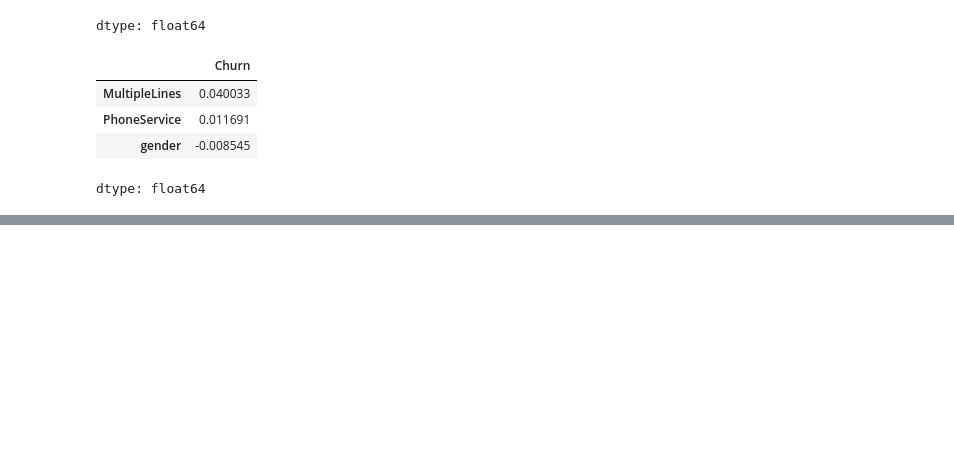
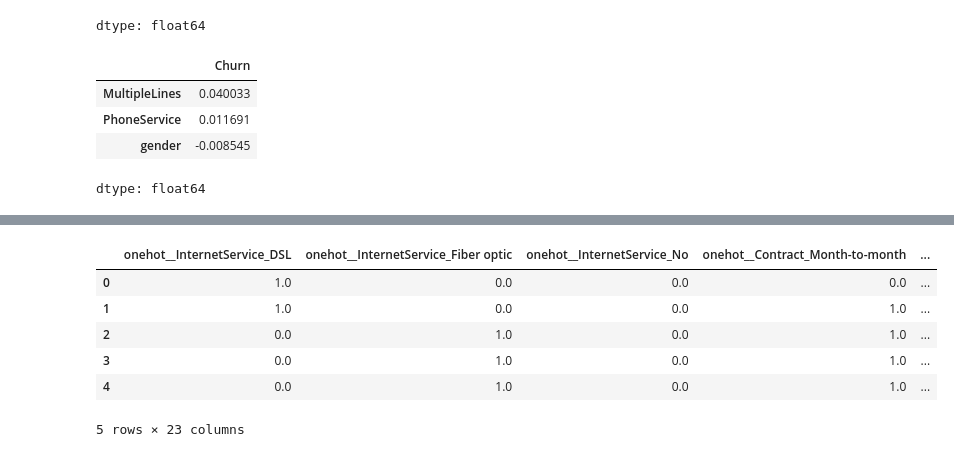
Before and after one commit to JCSR2022/challenge3-data-science-Alura, a Jupyter notebook: data/Data_Preprocessing_Stage.ipynb, the cells around one changed output, grey strips where cells are left out. Saved outputs shown, nothing was run; the diff lists cells and outputs as text; code cells hidden in the pictures; blank space fills up the shorter version.

```diff
--- a/data/Data_Preprocessing_Stage.ipynb
+++ b/data/Data_Preprocessing_Stage.ipynb
@@ -622,11 +635,34 @@ preprocessor = ColumnTransformer(
+# %%
+# ================================
+# 6. Column Transformer
+# ================================
+
+OneHotEncoder_transformer = OneHotEncoder(handle_unknown="ignore",sparse_output=False)
+# powerTransformer = PowerTransformer(method='box-cox',standardize=True)
+# quantile_transformer = QuantileTransformer(output_distribution='normal', random_state=my_random_seed)
+
+preprocessor = ColumnTransformer(
+    transformers=[
+        ("onehot", OneHotEncoder_transformer, categorical_onehot),
+        ("power", powerTransformer, ['Charges_Total']),
+        ("quantile", quantile_transformer, ['tenure','Charges_Monthly'])
+    ],
+    remainder='passthrough'
+).set_output(transform="pandas")
 # %%
 # ================================
 # 7. Full Pipeline
 # ================================
 
-pipeline = Pipeline(
-    steps=[
-        ("binary_mapper", BinaryMapper()),
-        ("preprocessor", preprocessor)
-    ]
-)
+# my_feature_reduction = feature_reduction(to_remove)
+
+pipeline = Pipeline([
+
+    ("binary_mapper", BinaryMapper()),
+
+    ("preprocessor", preprocessor),
+
+    ("feature_reduction", my_feature_reduction)
+])
+
+X_processed = pipeline.fit_transform(X)
@@ -744,0 +669,10 @@ plot_correlation_heatmap(df_train_processed)
+# %%
+X_processed.head()
+# %% [output]
+|  | onehot__InternetService_DSL | onehot__InternetService_Fiber optic | onehot__InternetService_No | onehot__Contract_Month-to-month | ... |
+| 0 | 1.0 | 0.0 | 0.0 | 0.0 | ... |
+| 1 | 1.0 | 0.0 | 0.0 | 1.0 | ... |
+| 2 | 0.0 | 1.0 | 0.0 | 1.0 | ... |
+| 3 | 0.0 | 1.0 | 0.0 | 1.0 | ... |
+| 4 | 0.0 | 1.0 | 0.0 | 1.0 | ... |
+5 rows × 23 columns
```
Also changed, not shown: parts of 19 cells of this notebook.
